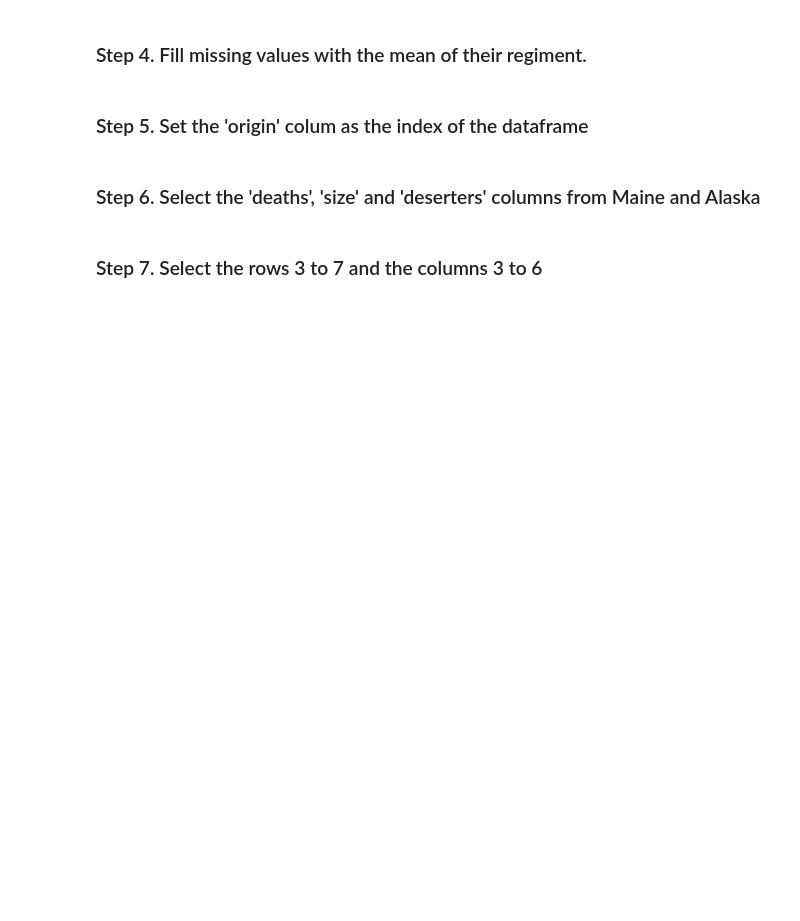
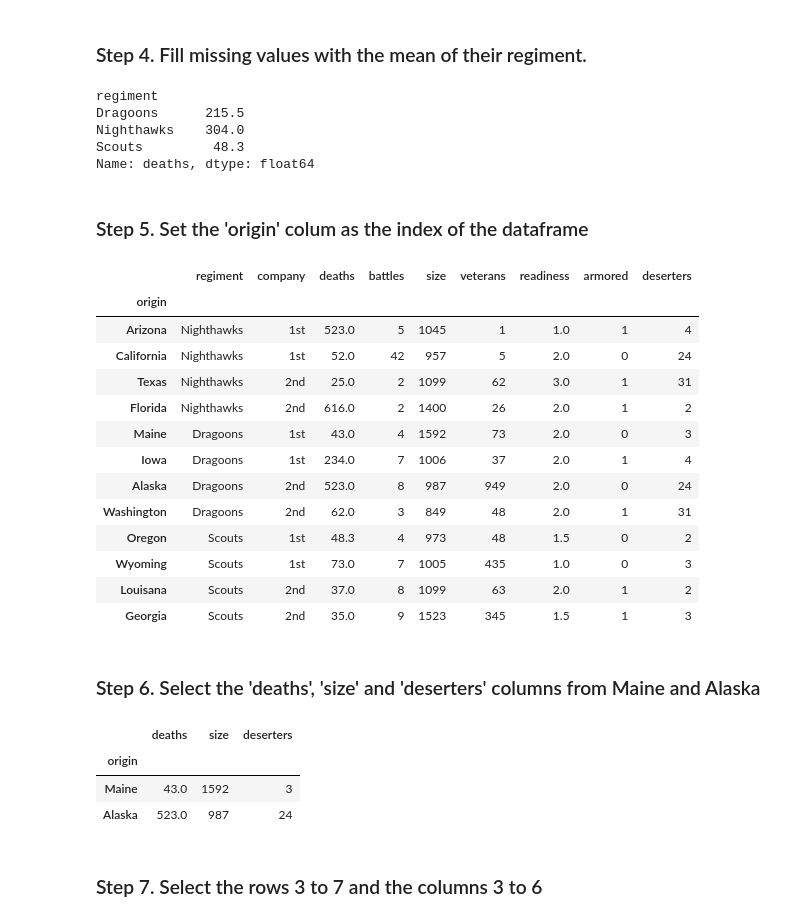
Before and after one commit to IbaiCosgaya/2503_dsft_thebridge_ibai, a Jupyter notebook: 2-Data_Analysis/2-Pandas/Practica/2-Fictional_Army/Fictional Army.ipynb, the cells around one changed output. Cells and saved outputs as stored; diff of their text form; code cells hidden in the pictures; blank space fills up the shorter version.

```diff
--- a/2-Data_Analysis/2-Pandas/Practica/2-Fictional_Army/Fictional Army.ipynb
+++ b/2-Data_Analysis/2-Pandas/Practica/2-Fictional_Army/Fictional Army.ipynb
@@ -43,8 +97,49 @@ data
 # %% [markdown]
 ### Step 4. Fill missing values with the mean of their regiment.
+# %%
+readiness_mean = data.groupby("regiment")["readiness"].mean()
+data["readiness"] = data["readiness"].fillna(data["regiment"].map(readiness_mean))
+
+deaths_mean = data.groupby("regiment")["deaths"].mean().round(1)
+data["deaths"] = data["deaths"].fillna(data["regiment"].map(deaths_mean))
+deaths_mean
+
+# data
+# %% [output]
+regiment
+Dragoons      215.5
+Nighthawks    304.0
+Scouts         48.3
+Name: deaths, dtype: float64
 # %% [markdown]
 ### Step 5. Set the 'origin' colum as the index of the dataframe
+# %%
+data = data.set_index('origin')
+data
+# %% [output]
+|  | regiment | company | deaths | battles | size | veterans | readiness | armored | deserters |
+| origin |  |  |  |  |  |  |  |  |  |
+| Arizona | Nighthawks | 1st | 523.0 | 5 | 1045 | 1 | 1.0 | 1 | 4 |
+| California | Nighthawks | 1st | 52.0 | 42 | 957 | 5 | 2.0 | 0 | 24 |
+| Texas | Nighthawks | 2nd | 25.0 | 2 | 1099 | 62 | 3.0 | 1 | 31 |
+| Florida | Nighthawks | 2nd | 616.0 | 2 | 1400 | 26 | 2.0 | 1 | 2 |
+| Maine | Dragoons | 1st | 43.0 | 4 | 1592 | 73 | 2.0 | 0 | 3 |
+| Iowa | Dragoons | 1st | 234.0 | 7 | 1006 | 37 | 2.0 | 1 | 4 |
+| Alaska | Dragoons | 2nd | 523.0 | 8 | 987 | 949 | 2.0 | 0 | 24 |
+| Washington | Dragoons | 2nd | 62.0 | 3 | 849 | 48 | 2.0 | 1 | 31 |
+| Oregon | Scouts | 1st | 48.3 | 4 | 973 | 48 | 1.5 | 0 | 2 |
+| Wyoming | Scouts | 1st | 73.0 | 7 | 1005 | 435 | 1.0 | 0 | 3 |
+| Louisana | Scouts | 2nd | 37.0 | 8 | 1099 | 63 | 2.0 | 1 | 2 |
+| Georgia | Scouts | 2nd | 35.0 | 9 | 1523 | 345 | 1.5 | 1 | 3 |
 # %% [markdown]
 ### Step 6. Select the 'deaths', 'size' and 'deserters' columns from Maine and Alaska
+# %%
+data_filtered = data.loc[data.index.isin(["Maine", "Alaska"]), ["deaths", "size", "deserters"]]
+data_filtered
+# %% [output]
+|  | deaths | size | deserters |
+| origin |  |  |  |
+| Maine | 43.0 | 1592 | 3 |
+| Alaska | 523.0 | 987 | 24 |
 # %% [markdown]
 ### Step 7. Select the rows 3 to 7 and the columns 3 to 6
```
Also changed, not shown: parts of 12 cells of this notebook.
